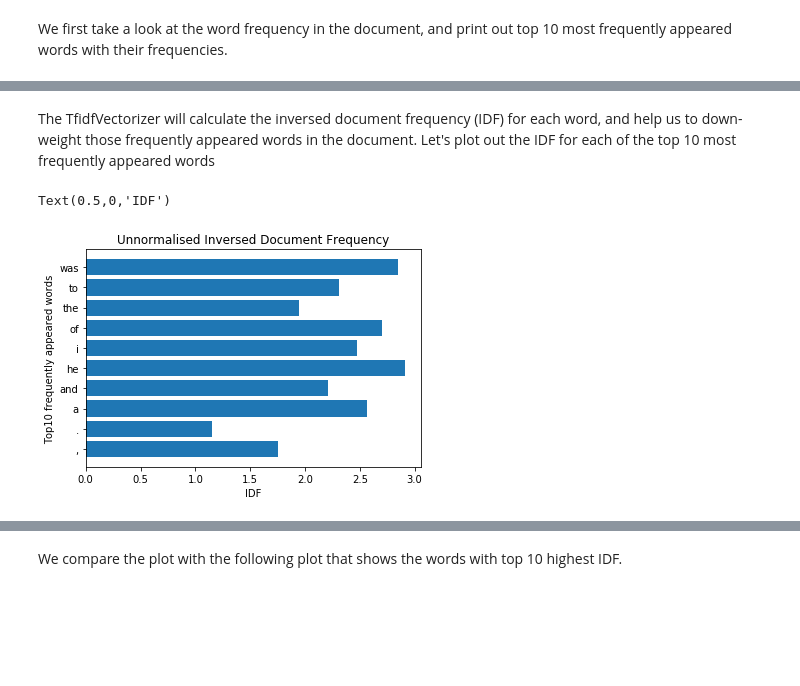
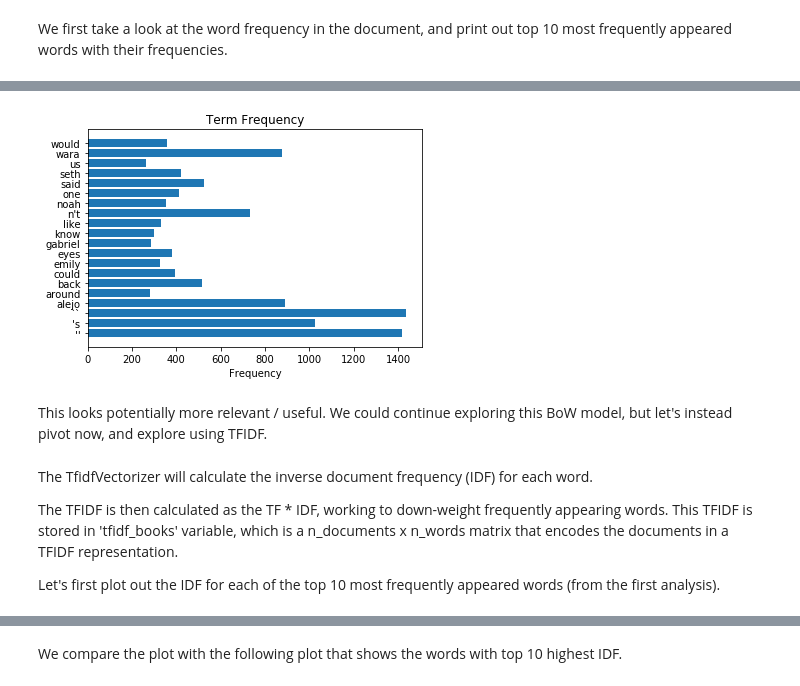
Before and after one commit to COGS108/Tutorials, a Jupyter notebook: 17-NatualLanguageProcessing.ipynb, the cells around one changed output, grey strips where cells are left out. Saved outputs shown, nothing was run; the diff lists cells and outputs as text; code cells hidden in the pictures; blank space fills up the shorter version.

```diff
--- a/17-NatualLanguageProcessing.ipynb
+++ b/17-NatualLanguageProcessing.ipynb
@@ -166 +300,18 @@ As we can see, 'the', 'was', 'a', etc. appear a lot in the document, and those f
+# %%
+# Drop all stop words
+for stop in nltk.corpus.stopwords.words('english'):
+    if stop in counts:
+        counts.pop(stop)
+# %%
+# Get the top 20 most frequent words, of the stopword-removed data
+top20 = counts.most_common(20)
+# %%
+# Plot a barplot of the most frequent words in the text
+plt.barh([it[0] for it in top20], [it[1] for it in top20])
+plt.title('Term Frequency');
+plt.xlabel('Frequency');
+# %% [output]
+[figure, added]
+# %% [markdown]
+This looks potentially more relevant / useful. We could continue exploring this BoW model, but let's instead pivot now, and explore using TFIDF.
 # %%
@@ -173,3 +327,7 @@ tfidf_books = tfidf.fit_transform(sents).toarray()
 # %% [markdown]
-The TfidfVectorizer will calculate the inversed document frequency (IDF) for each word, and help us to down-weight those frequently appeared words in the document. Let's plot out the IDF for each of the top 10 most frequently appeared words
+The TfidfVectorizer will calculate the inverse document frequency (IDF) for each word.
+
+The TFIDF is then calculated as the TF * IDF, working to down-weight frequently appearing words. This TFIDF is stored in 'tfidf_books' variable, which is a n_documents x n_words matrix that encodes the documents in a TFIDF representation.
+
+Let's first plot out the IDF for each of the top 10 most frequently appeared words (from the first analysis).
 # %%
@@ -177,8 +335,0 @@ IDF_weights = [tfidf.idf_[tfidf.vocabulary_[token]] for token in TF_top10_tokens
-# %%
-plt.barh(TF_top10_tokens, IDF_weights)
-plt.title('Unnormalised Inversed Document Frequency')
-plt.ylabel('Top10 frequently appeared words')
-plt.xlabel('IDF')
-# %% [output]
-Text(0.5,0,'IDF')
-[figure, removed]
```
Also changed, not shown: parts of 78 cells of this notebook.
